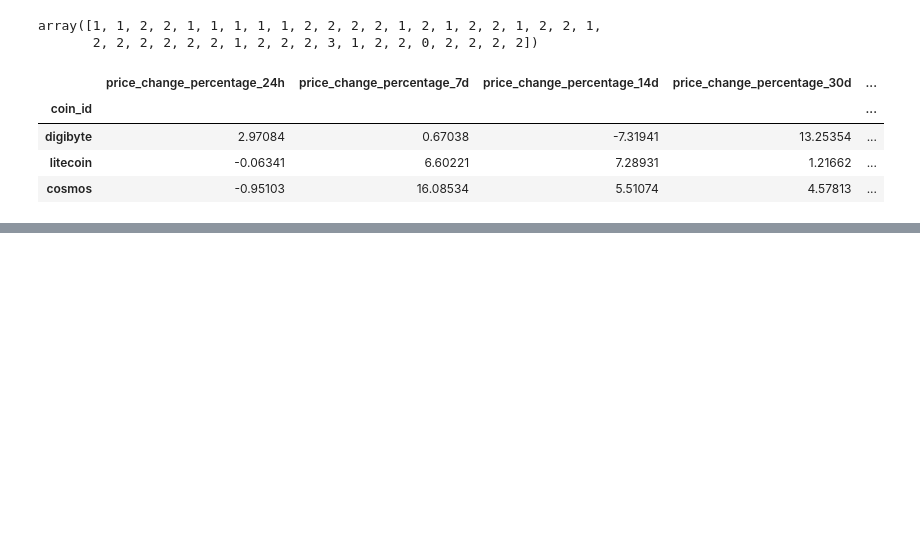
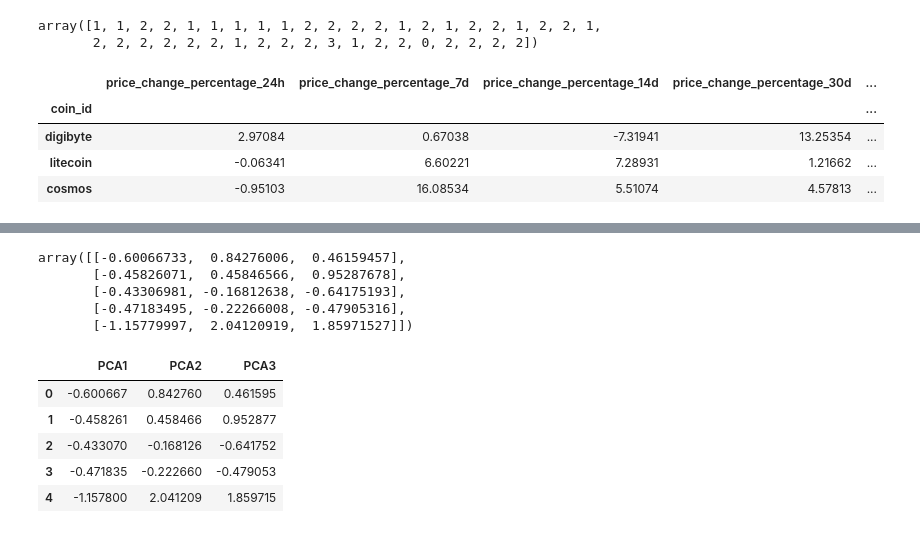
Before and after one commit to v3232/Crypto-Clustering, a Jupyter notebook: main.ipynb, the cells around one changed output, grey strips where cells are left out. Saved outputs shown, nothing was run; the diff lists cells and outputs as text; code cells hidden in the pictures; blank space fills up the shorter version.

```diff
--- a/main.ipynb
+++ b/main.ipynb
@@ -235,0 +251,22 @@ df_market_data_clustered.hvplot.scatter(x = 'price_change_percentage_24h',
+# %%
+# Use the PCA model with `fit_transform` to reduce to
+# three principal components.
+df_market_data_scaled_pca = pca.fit_transform(df_market_data_scaled)
+df_market_data_scaled_pca[0:5]
+# %% [output]
+array([[-0.60066733,  0.84276006,  0.46159457],
+       [-0.45826071,  0.45846566,  0.95287678],
+       [-0.43306981, -0.16812638, -0.64175193],
+       [-0.47183495, -0.22266008, -0.47905316],
+       [-1.15779997,  2.04120919,  1.85971527]])
+# %%
+# convert the resultant PCA array into a dataframe
+df_market_data_scaled_pca_df = pd.DataFrame(df_market_data_scaled_pca, columns = ['PCA1','PCA2','PCA3'])
+df_market_data_scaled_pca_df.head(5)
+# %% [output]
+|  | PCA1 | PCA2 | PCA3 |
+| 0 | -0.600667 | 0.842760 | 0.461595 |
+| 1 | -0.458261 | 0.458466 | 0.952877 |
+| 2 | -0.433070 | -0.168126 | -0.641752 |
+| 3 | -0.471835 | -0.222660 | -0.479053 |
+| 4 | -1.157800 | 2.041209 | 1.859715 |
```
Also changed, not shown: parts of 7 cells of this notebook.
